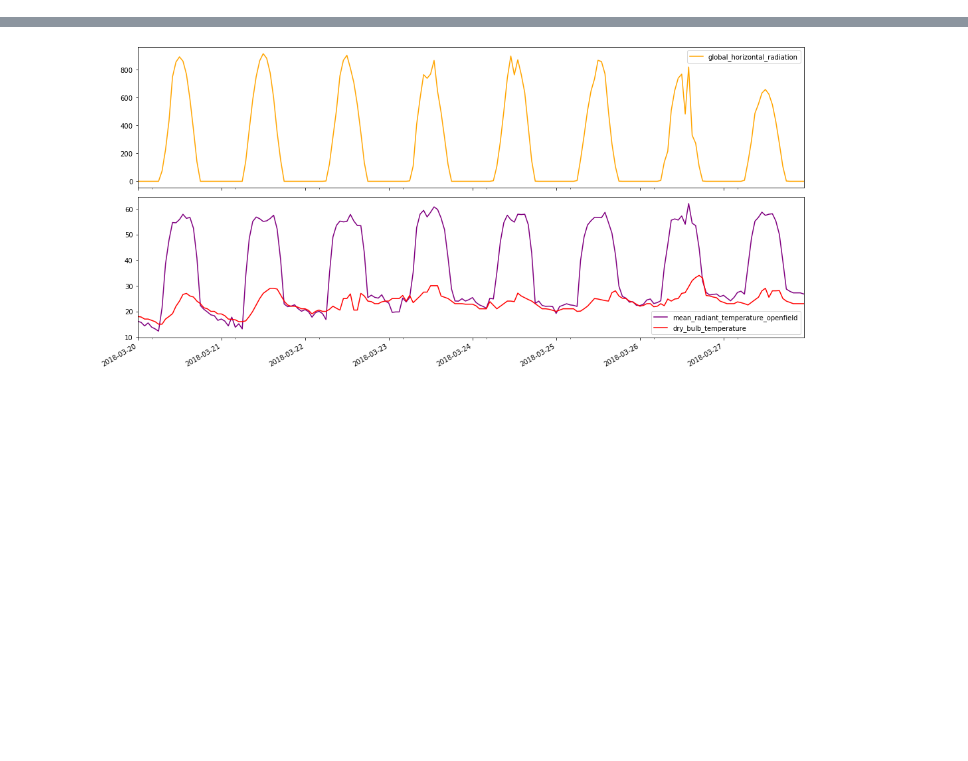
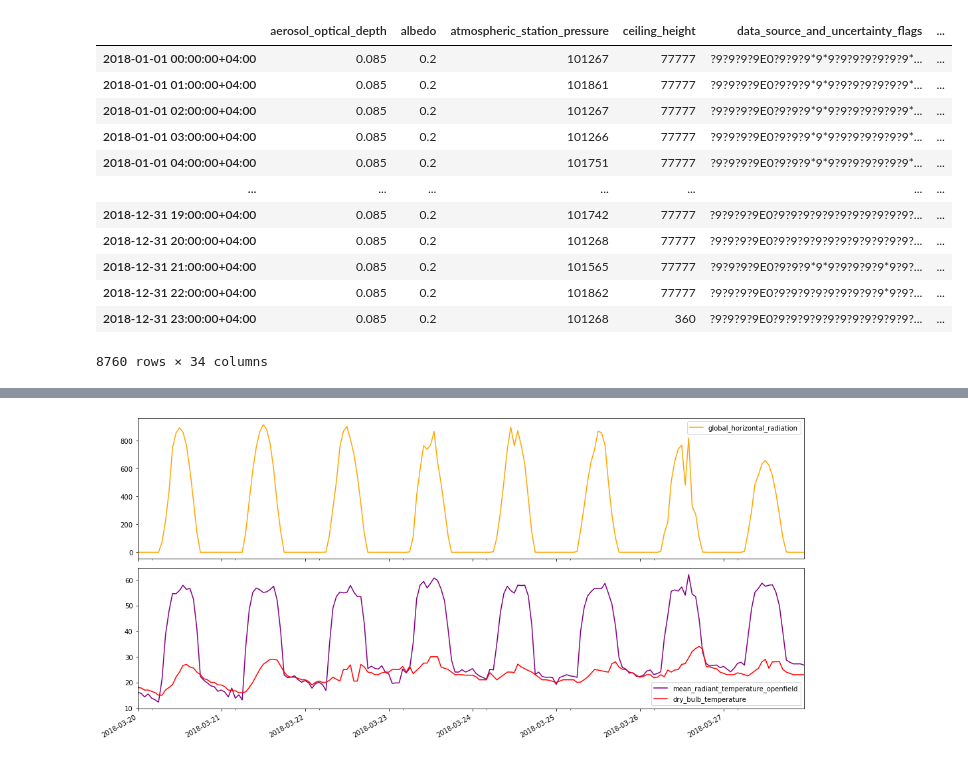
Before and after one commit to cycle13/climate, a Jupyter notebook: test.ipynb, the cells around one changed output, grey strips where cells are left out. Cells and saved outputs as stored; diff of their text form; code cells hidden in the pictures; blank space fills up the shorter version.

```diff
--- a/test.ipynb
+++ b/test.ipynb
@@ -18,6 +18,22 @@ from climate.core import Weather
 # Load weather
 epw_file = "./test/weatherfile_AlBateen.epw"
 weather = Weather(epw_file).read_epw()
+# %%
+weather.to_df()
+# %% [output]
+|  | aerosol_optical_depth | albedo | atmospheric_station_pressure | ceiling_height | data_source_and_uncertainty_flags | ... |
+| 2018-01-01 00:00:00+04:00 | 0.085 | 0.2 | 101267 | 77777 | ?9?9?9?9E0?9?9?9*9*9?9?9?9?9?9?9*... | ... |
+| 2018-01-01 01:00:00+04:00 | 0.085 | 0.2 | 101861 | 77777 | ?9?9?9?9E0?9?9?9*9*9?9?9?9?9?9?9*... | ... |
+| 2018-01-01 02:00:00+04:00 | 0.085 | 0.2 | 101267 | 77777 | ?9?9?9?9E0?9?9?9*9*9?9?9?9?9?9?9*... | ... |
+| 2018-01-01 03:00:00+04:00 | 0.085 | 0.2 | 101266 | 77777 | ?9?9?9?9E0?9?9?9*9*9?9?9?9?9?9?9*... | ... |
+| 2018-01-01 04:00:00+04:00 | 0.085 | 0.2 | 101751 | 77777 | ?9?9?9?9E0?9?9?9*9*9?9?9?9?9?9?9*... | ... |
+| ... | ... | ... | ... | ... | ... | ... |
+| 2018-12-31 19:00:00+04:00 | 0.085 | 0.2 | 101742 | 77777 | ?9?9?9?9E0?9?9?9?9?9?9?9?9?9?9?9?... | ... |
+| 2018-12-31 20:00:00+04:00 | 0.085 | 0.2 | 101268 | 77777 | ?9?9?9?9E0?9?9?9?9?9?9?9?9?9?9?9?... | ... |
+| 2018-12-31 21:00:00+04:00 | 0.085 | 0.2 | 101565 | 77777 | ?9?9?9?9E0?9?9?9*9*9?9?9?9?9*9?9?... | ... |
+| 2018-12-31 22:00:00+04:00 | 0.085 | 0.2 | 101862 | 77777 | ?9?9?9?9E0?9?9?9?9?9?9?9?9?9*9?9?... | ... |
+| 2018-12-31 23:00:00+04:00 | 0.085 | 0.2 | 101268 | 360 | ?9?9?9?9E0?9?9?9?9?9?9?9?9?9?9?9?... | ... |
+8760 rows × 34 columns
 # %%
 weather.run_sun_position()
 weather.run_psychrometrics()
```
Also changed, not shown: parts of 7 cells of this notebook.
